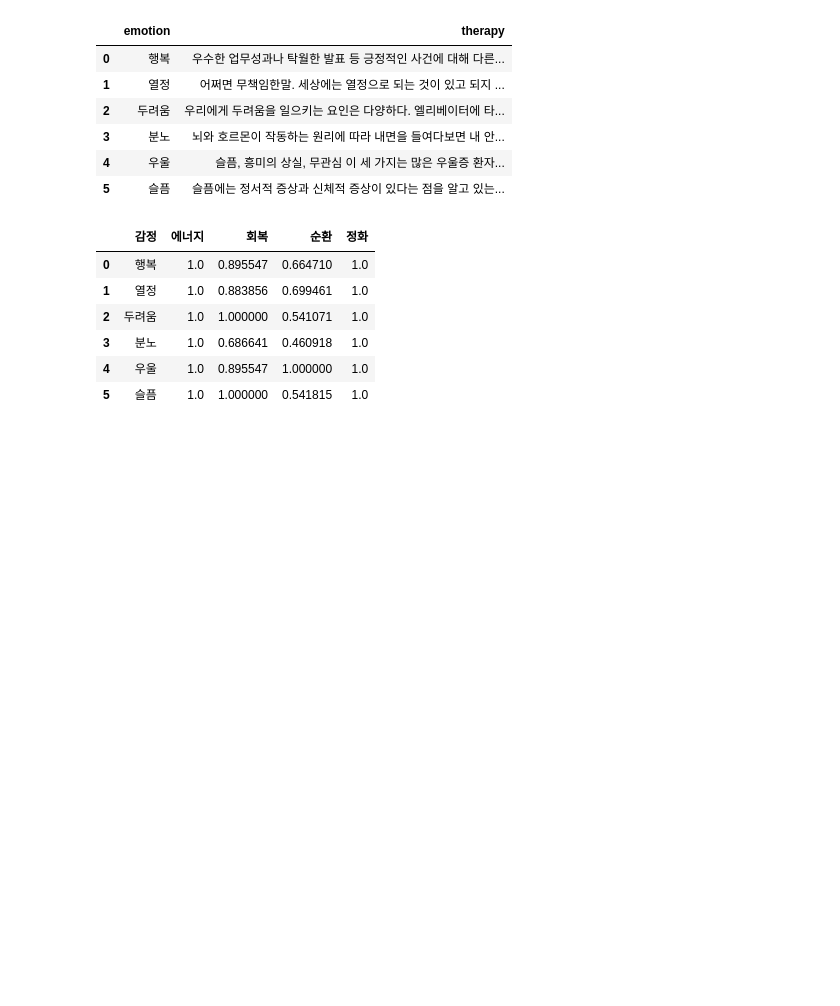
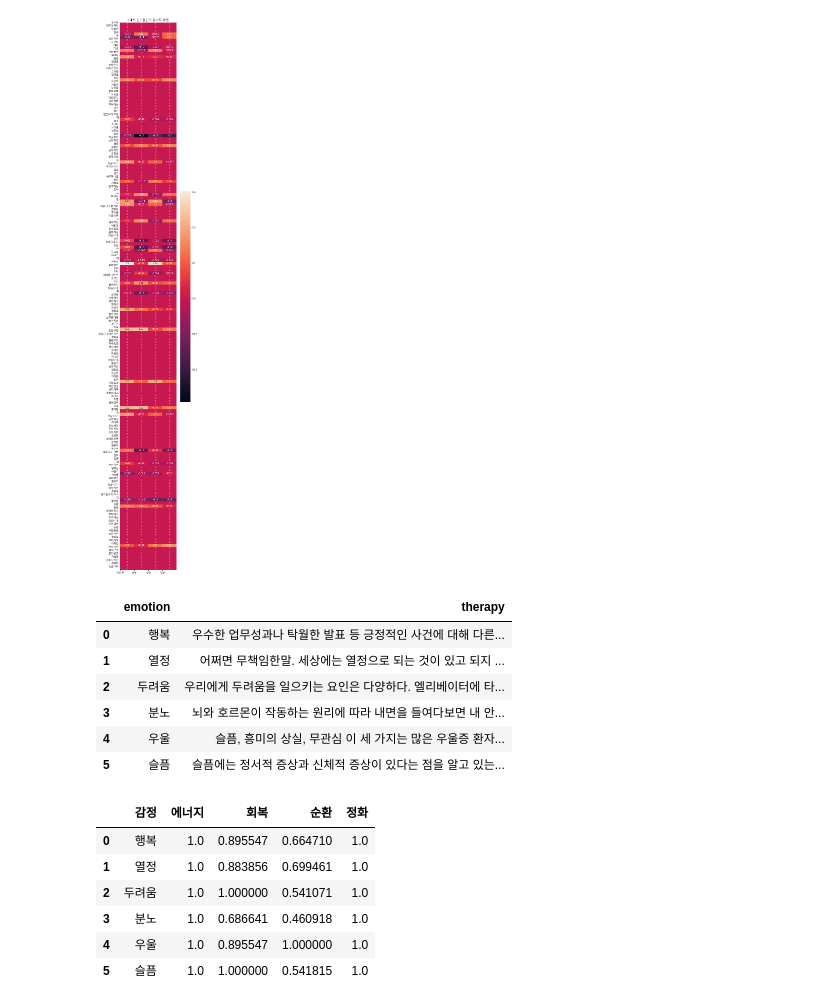
Before and after one commit to sigongjoa/emotion_thearpy, a Jupyter notebook: notebooks/check_emtion_data.ipynb, the cells around one changed output. Saved outputs shown, nothing was run; the diff lists cells and outputs as text; code cells hidden in the pictures; blank space fills up the shorter version.

```diff
--- a/notebooks/check_emtion_data.ipynb
+++ b/notebooks/check_emtion_data.ipynb
@@ -204,6 +208,11 @@ class check_data():
 
         ret_df.to_csv(file_name,index=False)
         return ret_df
+# %%
+XYZ = check_data(data)
+XYZ.get_heatmap(0,(5,40))
+# %% [output]
+[figure, added]
 # %%
 data = pd.read_csv("../data/emotion_data.csv")
 data
```
Also changed, not shown: parts of 3 cells of this notebook, 10 other files.
